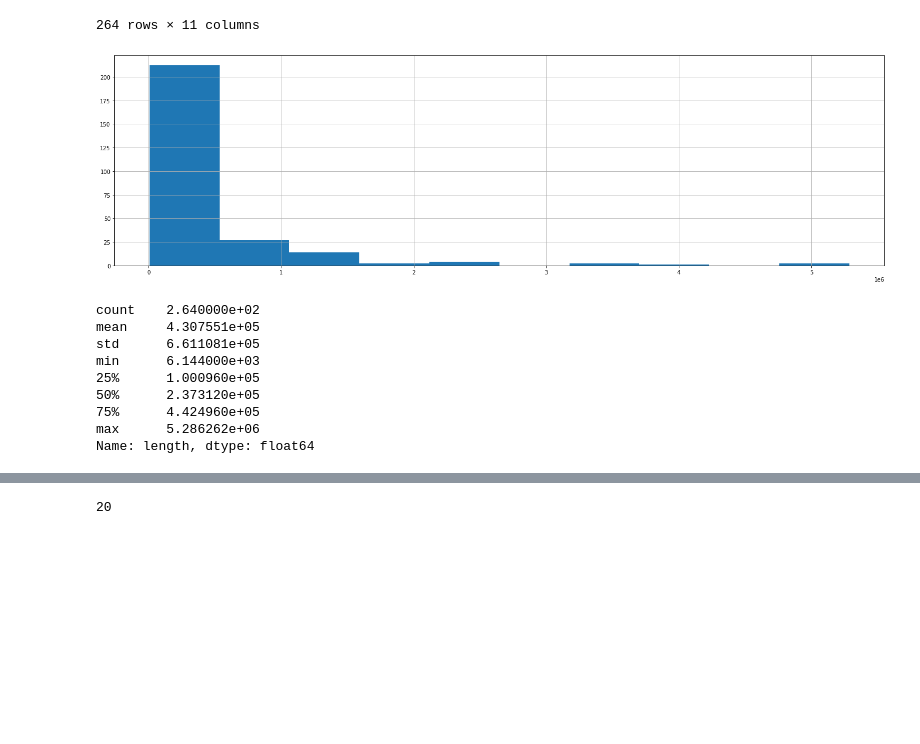
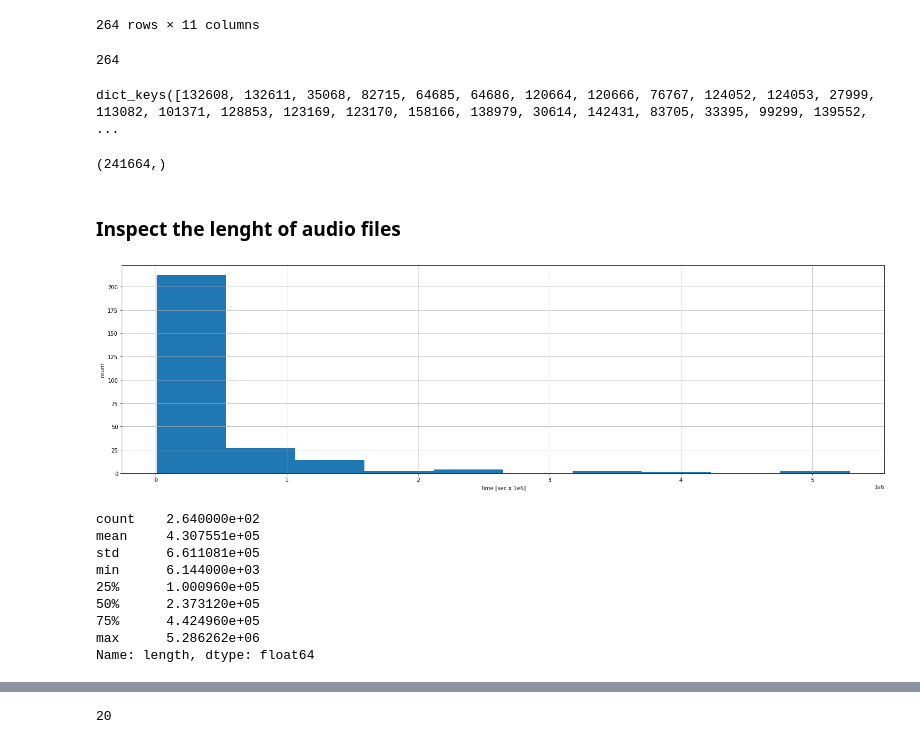
Before and after one commit to rjlopez2/ADS-_CAS_Bern_2020, a Jupyter notebook: Projects/M3/new_project/feature_extraction.ipynb, the cells around one changed output, grey strips where cells are left out. Cells and saved outputs as stored; diff of their text form; code cells hidden in the pictures; blank space fills up the shorter version.

```diff
--- a/Projects/M3/new_project/feature_extraction.ipynb
+++ b/Projects/M3/new_project/feature_extraction.ipynb
@@ -129,8 +131,2 @@ librosa.display.specshow(DB_data, sr = samplerate, x_axis = 'time',
 # %% [markdown]
 ## Define a function to read the audiofiles
-# %%
-audio_path = os.path.join(os.path.abspath('.'),
-                           "input",
-                           "songs",
-                           "songs")
-audio_path
@@ -184,13 +183,31 @@ df
 | 262 | 97982 | Vanellus | vanellus | Northern Lapwing | Herman van der Meer | Netherlands | 52.1520 | 4.3470 | call, song | ... |
 | 263 | 69855 | Vanellus | vanellus | Northern Lapwing | Ruud van Beusekom | Netherlands | 52.2598 | 5.2970 | call, song | ... |
 264 rows × 11 columns
+# %%
+# We create a Dictionary with files_ID keys and arrays with the filtered record of the audiosignal
+len(waves.keys())
+# %% [output]
+264
+# %%
+waves.keys()
+# %% [output]
+dict_keys([132608, 132611, 35068, 82715, 64685, 64686, 120664, 120666, 76767, 124052, 124053, 27999, 113082, 101371, 128853, 123169, 123170, 158166, 138979, 30614, 142431, 83705, 33395, 99299, 139552, ...
+# %%
+waves[146757].shape
+# %% [output]
+(241664,)
+# %% [markdown]
+###  Inspect the lenght of audio files
 # %%
 fig, ax = plt.subplots(figsize=(25,7))
 df['length'].hist()
+plt.ylabel('count')
+plt.xlabel('Time [sec x 1e6]')
 plt.show()
+
 df['length'].describe()
 # %% [output]
-[figure, old version]
+[figure, new version]
 count    2.640000e+02
 mean     4.307551e+05
 std      6.611081e+05
```
Also changed, not shown: parts of 25 cells of this notebook.
